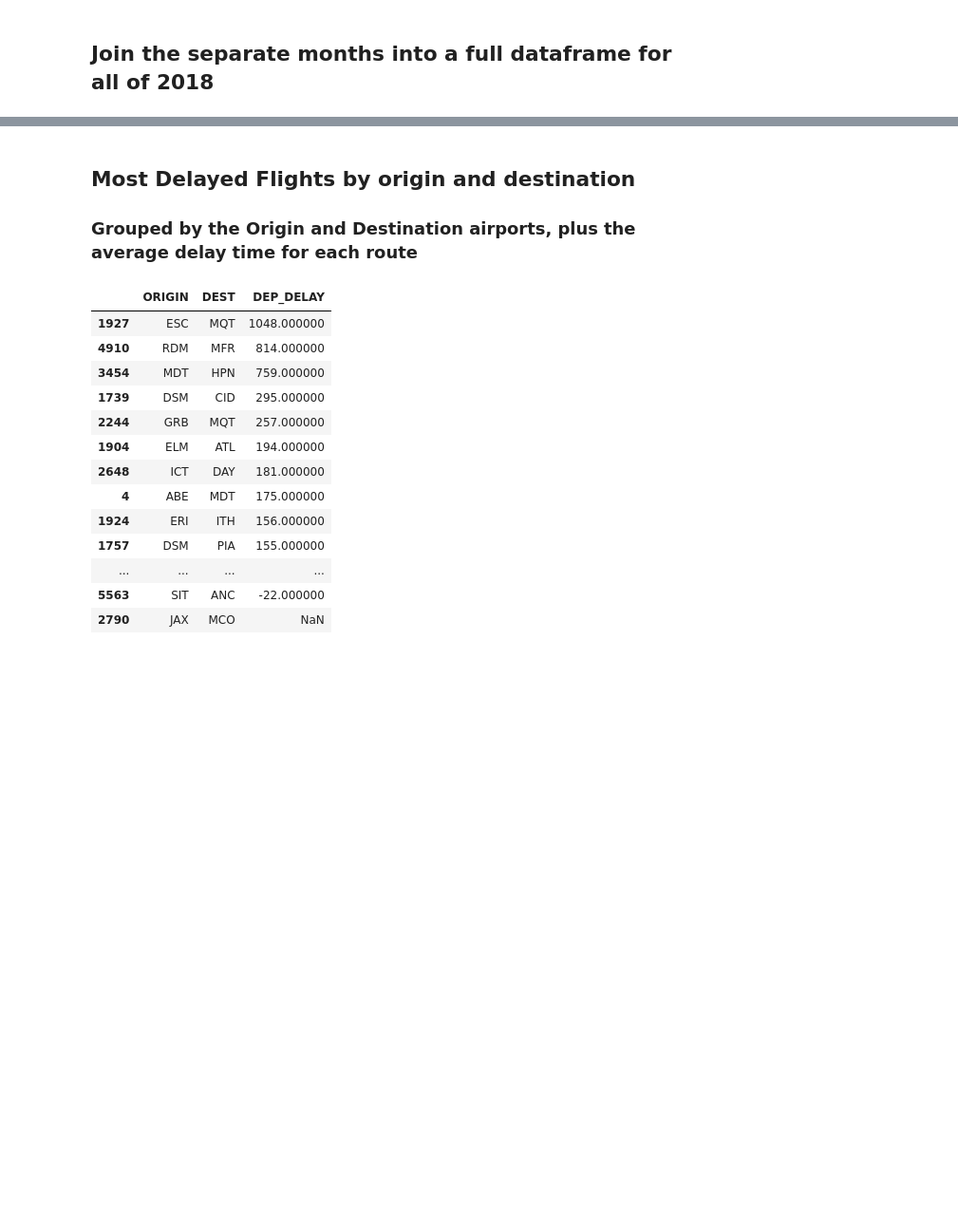
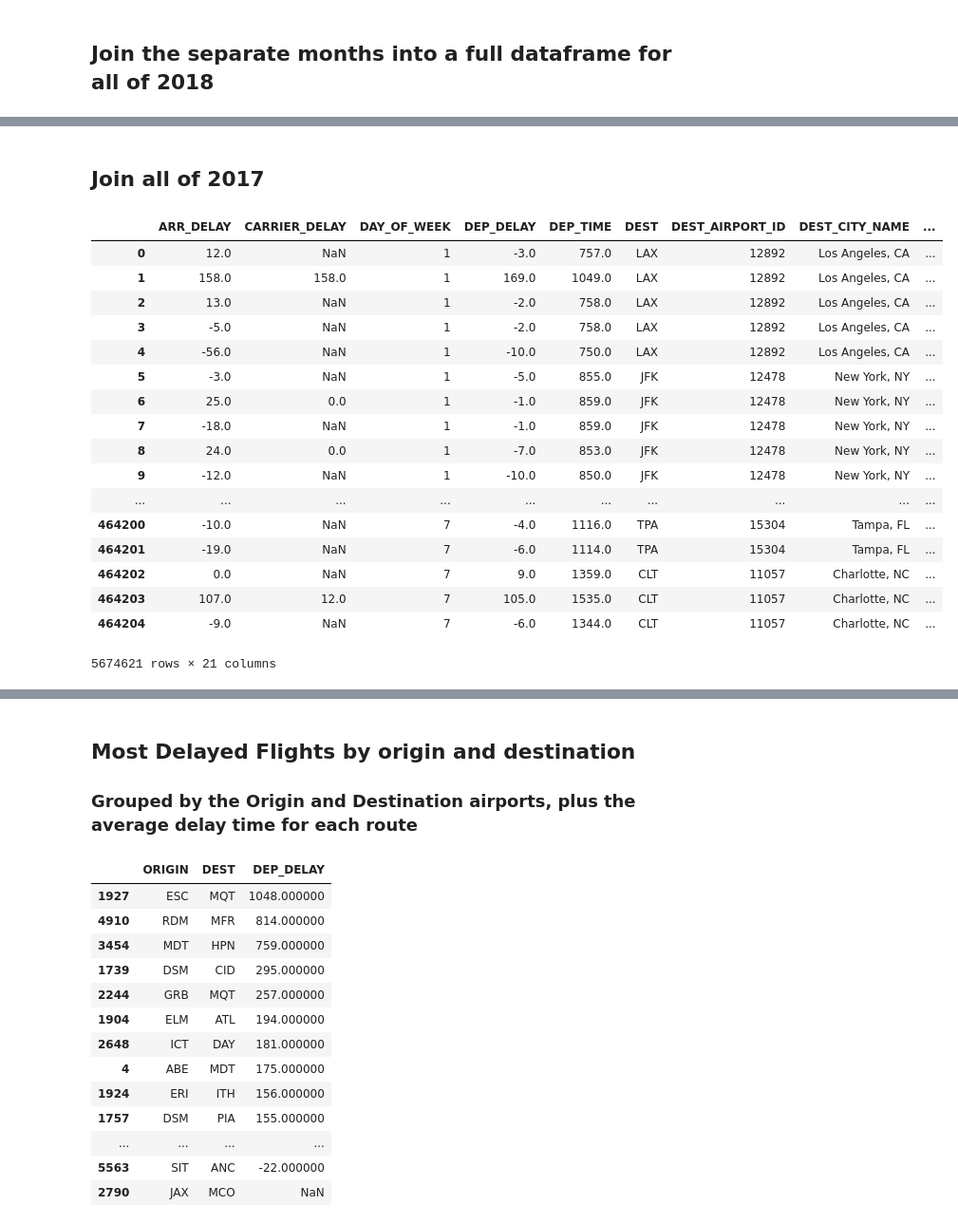
Before and after one commit to vpenney/worst-us-airports, a Jupyter notebook: Flight delay analysis.ipynb, the cells around one changed output, grey strips where cells are left out. Shown at 95% size. Saved outputs shown, nothing was run; the diff lists cells and outputs as text; code cells hidden in the pictures; blank space fills up the shorter version.

```diff
--- a/Flight delay analysis.ipynb
+++ b/Flight delay analysis.ipynb
@@ -20,0 +23,13 @@ df9 = pd.read_csv('data/sept_2018.csv')
+# %%
+df17_1 = pd.read_csv('data/jan_2017.csv')
+df17_2 = pd.read_csv('data/feb_2017.csv')
+df17_3 = pd.read_csv('data/march_2017.csv')
+df17_4 = pd.read_csv('data/april_2017.csv')
+df17_5 = pd.read_csv('data/may_2017.csv')
+df17_6 = pd.read_csv('data/june_2017.csv')
+df17_7 = pd.read_csv('data/july_2017.csv')
+df17_8 = pd.read_csv('data/aug_2017.csv')
+df17_9 = pd.read_csv('data/sept_2017.csv')
+df17_10 = pd.read_csv('data/oct_2017.csv')
+df17_11 = pd.read_csv('data/nov_2017.csv')
+df17_12 = pd.read_csv('data/dec_2017.csv')
@@ -44,0 +85,24 @@ df
+# %% [markdown]
+## Join all of 2017
+# %%
+df17 = pd.concat([df17_1, df17_2, df17_3, df17_4, df17_5, df17_6, df17_7, df17_8, df17_9, df17_10, df17_11, df17_12], sort=True)
+df17
+# %% [output]
+|  | ARR_DELAY | CARRIER_DELAY | DAY_OF_WEEK | DEP_DELAY | DEP_TIME | DEST | DEST_AIRPORT_ID | DEST_CITY_NAME | ... |
+| 0 | 12.0 | NaN | 1 | -3.0 | 757.0 | LAX | 12892 | Los Angeles, CA | ... |
+| 1 | 158.0 | 158.0 | 1 | 169.0 | 1049.0 | LAX | 12892 | Los Angeles, CA | ... |
+| 2 | 13.0 | NaN | 1 | -2.0 | 758.0 | LAX | 12892 | Los Angeles, CA | ... |
+| 3 | -5.0 | NaN | 1 | -2.0 | 758.0 | LAX | 12892 | Los Angeles, CA | ... |
+| 4 | -56.0 | NaN | 1 | -10.0 | 750.0 | LAX | 12892 | Los Angeles, CA | ... |
+| 5 | -3.0 | NaN | 1 | -5.0 | 855.0 | JFK | 12478 | New York, NY | ... |
+| 6 | 25.0 | 0.0 | 1 | -1.0 | 859.0 | JFK | 12478 | New York, NY | ... |
+| 7 | -18.0 | NaN | 1 | -1.0 | 859.0 | JFK | 12478 | New York, NY | ... |
+| 8 | 24.0 | 0.0 | 1 | -7.0 | 853.0 | JFK | 12478 | New York, NY | ... |
+| 9 | -12.0 | NaN | 1 | -10.0 | 850.0 | JFK | 12478 | New York, NY | ... |
+| ... | ... | ... | ... | ... | ... | ... | ... | ... | ... |
+| 464200 | -10.0 | NaN | 7 | -4.0 | 1116.0 | TPA | 15304 | Tampa, FL | ... |
+| 464201 | -19.0 | NaN | 7 | -6.0 | 1114.0 | TPA | 15304 | Tampa, FL | ... |
+| 464202 | 0.0 | NaN | 7 | 9.0 | 1359.0 | CLT | 11057 | Charlotte, NC | ... |
+| 464203 | 107.0 | 12.0 | 7 | 105.0 | 1535.0 | CLT | 11057 | Charlotte, NC | ... |
+| 464204 | -9.0 | NaN | 7 | -6.0 | 1344.0 | CLT | 11057 | Charlotte, NC | ... |
+5674621 rows × 21 columns
```
Also changed, not shown: parts of 23 cells of this notebook.
